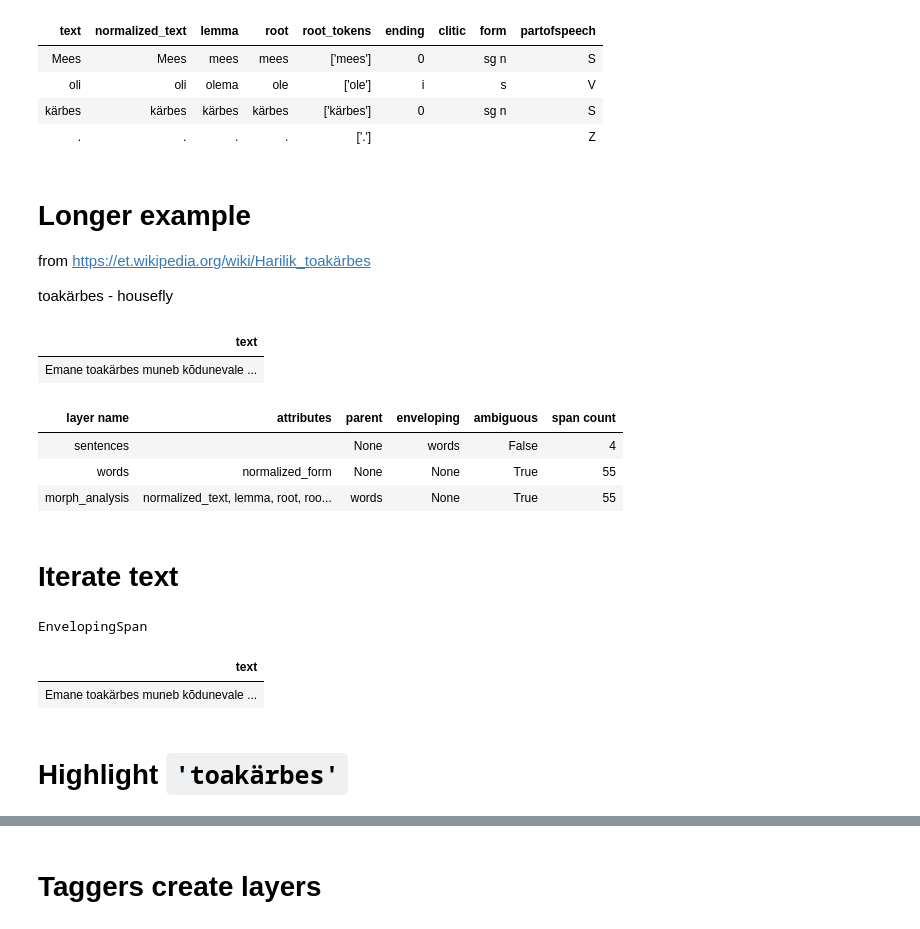
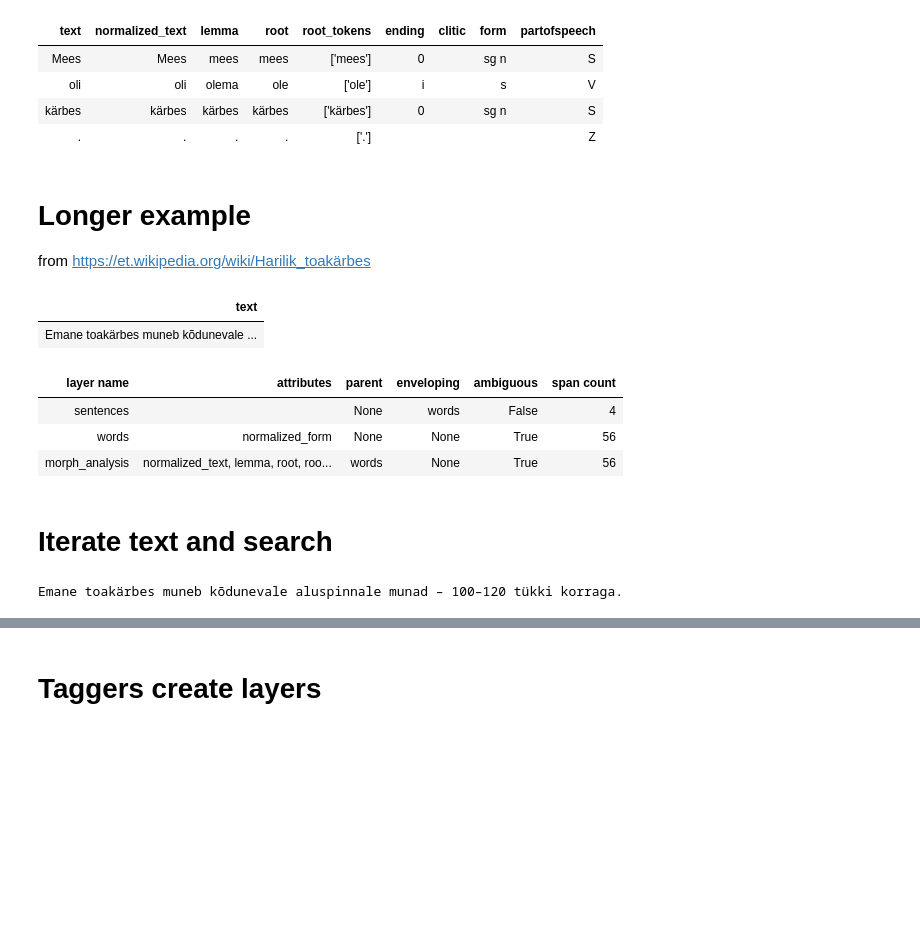
Before and after one commit to estnltk/presentation, a Jupyter notebook: 2019-10_pycon_paul_tammo/2019-10_pycon_paul_tammo.ipynb, the cells around one changed output, grey strips where cells are left out. Drawn from its saved outputs; the diff is of its cells as text; code cells hidden in the pictures; blank space fills up the shorter version.

```diff
--- a/2019-10_pycon_paul_tammo/2019-10_pycon_paul_tammo.ipynb
+++ b/2019-10_pycon_paul_tammo/2019-10_pycon_paul_tammo.ipynb
@@ -59,34 +62,28 @@ Layer
 # Longer example
 
 from https://et.wikipedia.org/wiki/Harilik_toakärbes
-
-toakärbes - housefly
 # %%
 text = Text(
 'Emane toakärbes muneb kõdunevale aluspinnale munad – 100–120 tükki korraga. '
 'Toakärbse munade areng vältab vahel vaid 8 tundi, harva 3 päeva või kauem. '
 'Mõne päeva möödudes on vaglad 8–12 mm pikad. '
-'Täiskasvanud  eluiga on 15–20 päeva, kuid nad võivad elada kuni 2 kuud.')
+'Täiskasvanud toakärbse eluiga on 15–20 päeva, kuid nad võivad elada kuni 2 kuud.')
 
 text.analyse('morphology')
 # %% [output]
 | text |
 | Emane toakärbes muneb kõdunevale ... |
 | layer name | attributes | parent | enveloping | ambiguous | span count |
 | sentences |  | None | words | False | 4 |
-| words | normalized_form | None | None | True | 55 |
-| morph_analysis | normalized_text, lemma, root, roo... | words | None | True | 55 |
+| words | normalized_form | None | None | True | 56 |
+| morph_analysis | normalized_text, lemma, root, roo... | words | None | True | 56 |
 # %% [markdown]
-# Iterate text
+# Iterate text and search
 # %%
 for sentence in text.sentences:
     for word in sentence:
-        if word.text == 'toakärbes':
-            display(sentence)
+        if 'toakärbes' == word.text:
+            print(sentence.enclosing_text)
             break
 # %% [output]
-EnvelopingSpan
+Emane toakärbes muneb kõdunevale aluspinnale munad – 100–120 tükki korraga.
-| text |
-| Emane toakärbes muneb kõdunevale ... |
-# %% [markdown]
-# Highlight `'toakärbes'`
```
Also changed, not shown: parts of 12 cells of this notebook.
